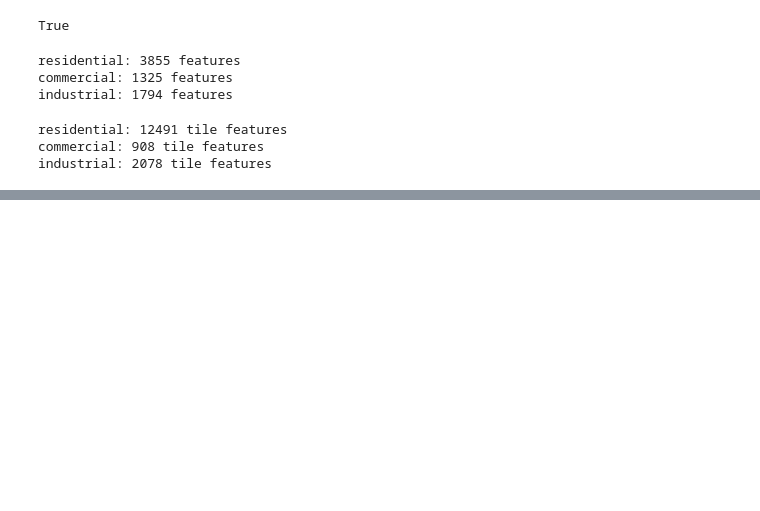
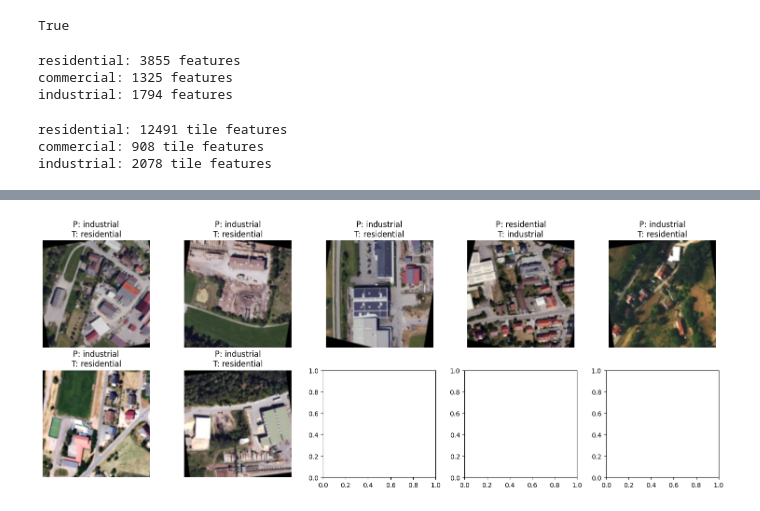
Before and after one commit to iboates/classify-satellite-images, a Jupyter notebook: landuse_classification.ipynb, the cells around one changed output, grey strips where cells are left out. Saved outputs shown, nothing was run; the diff lists cells and outputs as text; code cells hidden in the pictures; blank space fills up the shorter version.

```diff
--- a/landuse_classification.ipynb
+++ b/landuse_classification.ipynb
@@ -289,0 +361,34 @@ plt.show()
+# %%
+import matplotlib.pyplot as plt
+import torchvision.transforms.functional as F
+import random
+
+labels = {v: k for k, v in train_dataset.class_to_idx.items()}
+
+# Collect misclassified samples
+misclassified = []
+
+model.eval()
+with torch.no_grad():
+    for idx in range(len(train_dataset)):
+        image, true_label = train_dataset[idx]
+        output = model(image.unsqueeze(0))
+        pred = output.argmax(dim=1).item()
+        if pred != true_label:
+            misclassified.append((image, true_label, pred))
+
+# Randomly select up to 10 misclassified samples
+selected = random.sample(misclassified, min(10, len(misclassified)))
+
+# Plot them
+fig, axes = plt.subplots(2, 5, figsize=(15, 6))
+for i, (image, true_label, pred) in enumerate(selected):
+    ax = axes[i // 5, i % 5]
+    ax.imshow(F.to_pil_image(image))
+    ax.set_title(f"P: {labels[pred]}\nT: {labels[true_label]}")
+    ax.axis("off")
+
+plt.tight_layout()
+plt.show()
+# %% [output]
+[figure, added]
```
Also changed, not shown: parts of 9 cells of this notebook, 2 other files.
